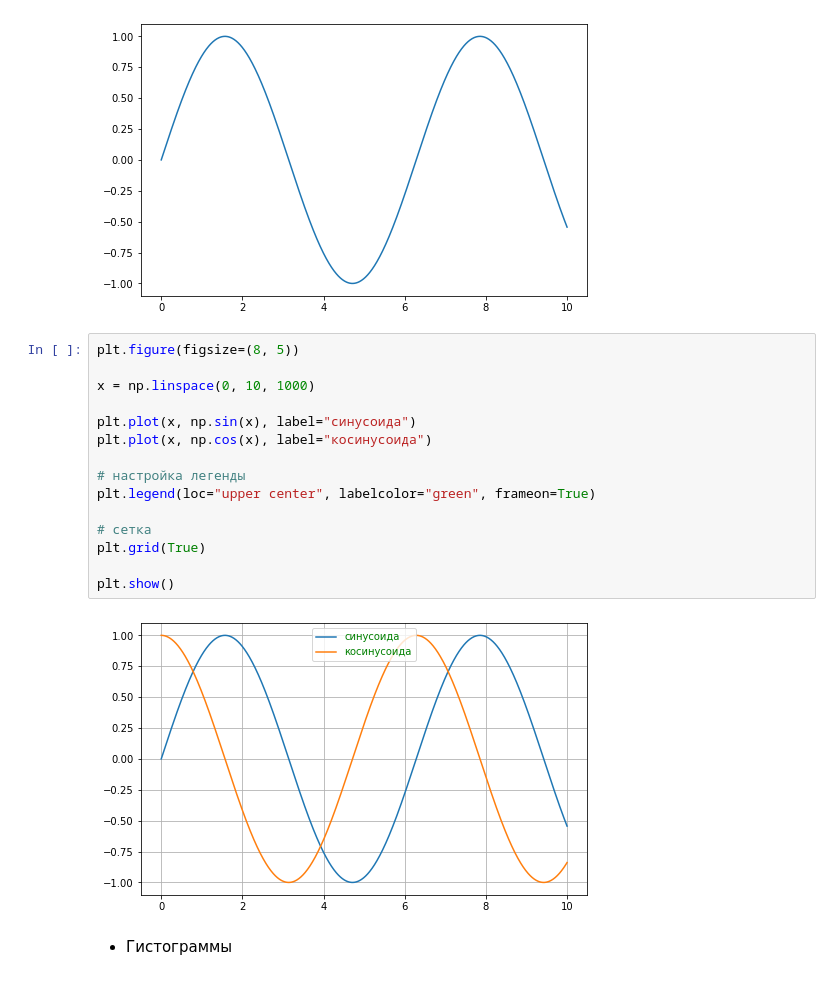
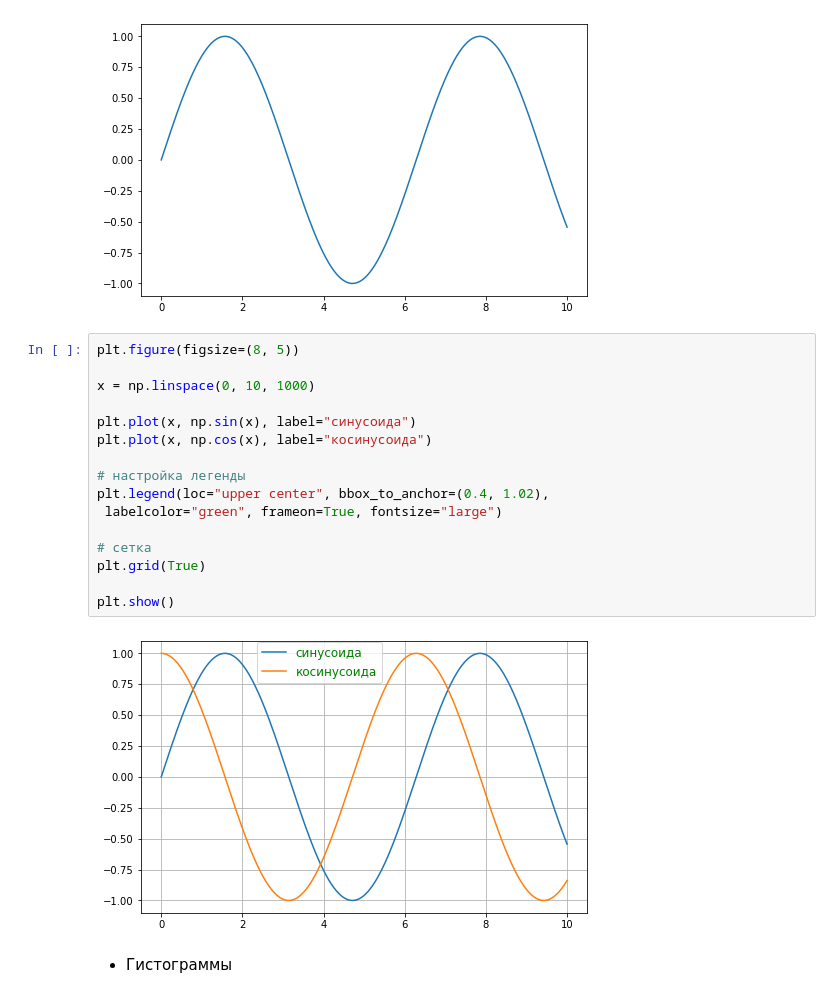
Before and after one commit to Aysen23/Altan_python, a Jupyter notebook: 2.analytics/8.Matplotlib.ipynb, the cells around one changed output. Saved outputs shown, nothing was run; the diff lists cells and outputs as text.

```diff
--- a/2.analytics/8.Matplotlib.ipynb
+++ b/2.analytics/8.Matplotlib.ipynb
@@ -27,20 +27,21 @@ plt.show()
 # %%
 plt.figure(figsize=(8, 5))
 
 x = np.linspace(0, 10, 1000)
 
 plt.plot(x, np.sin(x), label="синусоида")
 plt.plot(x, np.cos(x), label="косинусоида")
 
 # настройка легенды
-plt.legend(loc="upper center", labelcolor="green", frameon=True)
+plt.legend(loc="upper center", bbox_to_anchor=(0.4, 1.02),
+ labelcolor="green", frameon=True, fontsize="large")
 
 # сетка
 plt.grid(True)
 
 plt.show()
 # %% [output]
-[figure, old version]
+[figure, new version]
 # %% [markdown]
 - Гистограммы
 # %%
```
Also changed, not shown: parts of 5 cells of this notebook, 2 other files.
